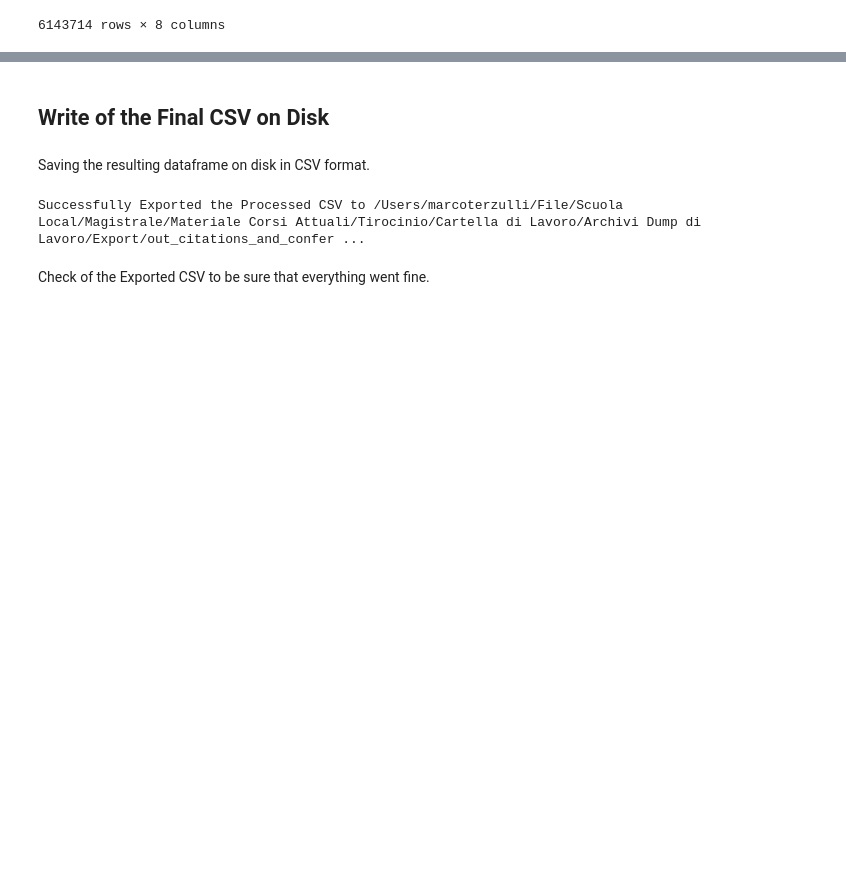
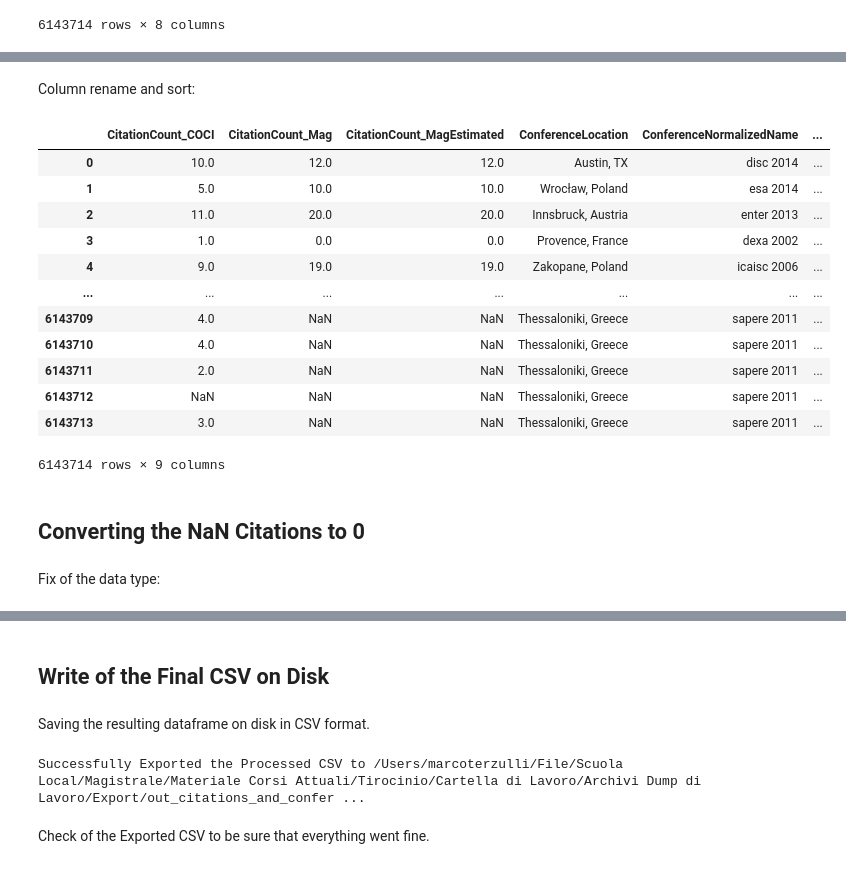
Before and after one commit to MarcoTerzulli/conftur_terzulli, a Jupyter notebook: 3 - Citation and Conference Data Join/Citation and Conference Data Join.ipynb, the cells around one changed output, grey strips where cells are left out. Saved outputs shown, nothing was run; the diff lists cells and outputs as text; code cells hidden in the pictures; blank space fills up the shorter version.

Commit message:
Join Dati Citazioni e Location: corretto l'ordine delle operazioni di join: coci va per ultimo

```diff
--- a/3 - Citation and Conference Data Join/Citation and Conference Data Join.ipynb
+++ b/3 - Citation and Conference Data Join/Citation and Conference Data Join.ipynb
@@ -170,4 +186,0 @@ df_mag.iloc[:5]
-# %%
-df_dblp = pd.merge(df_dblp, df_coci, on=['doi'], how='left')
-
-df_dblp.iloc[:5]
@@ -176,4 +186,0 @@ Column Sort
-# %%
-# Column sort
-df_dblp = df_dblp.reindex(sorted(df_dblp.columns), axis=1)
-df_dblp
@@ -215,7 +214,7 @@ df_mag = df_mag.drop(columns=['crossref', 'ee', 'key', 'url'])
 df_mag = df_mag.drop(columns=['PaperTitle', 'ConferenceSeriesDisplayName', 'ConferenceSeriesNormalizedName'])
 
 # Rename of some columns to remove ambiguity
-df_mag.rename(columns={'CitationCount': 'CitationCount_Mag', 'EstimatedCitation': 'CitationCount_MagEstimated', 'Citations_count': 'CitationCount_COCI'}, inplace=True)
+df_mag.rename(columns={'CitationCount': 'CitationCount_Mag', 'EstimatedCitation': 'CitationCount_MagEstimated'}, inplace=True)
 
 # Column sort
 df_mag = df_mag.reindex(sorted(df_mag.columns), axis=1)
@@ -240,0 +250,4 @@ df_mag
+# %%
+df_mag = pd.merge(df_mag, df_coci, on=['Doi'], how='left')
+
+df_mag.iloc[:5]
@@ -240,0 +261,22 @@ df_mag
+# %% [markdown]
+Column rename and sort:
+# %%
+df_mag.rename(columns={'citations_count': 'CitationCount_COCI'}, inplace=True)
+df_mag = df_mag.reindex(sorted(df_mag.columns), axis=1)
+df_mag
+# %% [output]
+|  | CitationCount_COCI | CitationCount_Mag | CitationCount_MagEstimated | ConferenceLocation | ConferenceNormalizedName | ... |
+| 0 | 10.0 | 12.0 | 12.0 | Austin, TX | disc 2014 | ... |
+| 1 | 5.0 | 10.0 | 10.0 | Wrocław, Poland | esa 2014 | ... |
+| 2 | 11.0 | 20.0 | 20.0 | Innsbruck, Austria | enter 2013 | ... |
+| 3 | 1.0 | 0.0 | 0.0 | Provence, France | dexa 2002 | ... |
+| 4 | 9.0 | 19.0 | 19.0 | Zakopane, Poland | icaisc 2006 | ... |
+| ... | ... | ... | ... | ... | ... | ... |
+| 6143709 | 4.0 | NaN | NaN | Thessaloniki, Greece | sapere 2011 | ... |
+| 6143710 | 4.0 | NaN | NaN | Thessaloniki, Greece | sapere 2011 | ... |
+| 6143711 | 2.0 | NaN | NaN | Thessaloniki, Greece | sapere 2011 | ... |
+| 6143712 | NaN | NaN | NaN | Thessaloniki, Greece | sapere 2011 | ... |
+| 6143713 | 3.0 | NaN | NaN | Thessaloniki, Greece | sapere 2011 | ... |
+6143714 rows × 9 columns
+# %% [markdown]
+## Converting the NaN Citations to 0
@@ -240,0 +287,2 @@ df_mag
+# %% [markdown]
+Fix of the data type:
```
Also changed, not shown: parts of 25 cells of this notebook.
